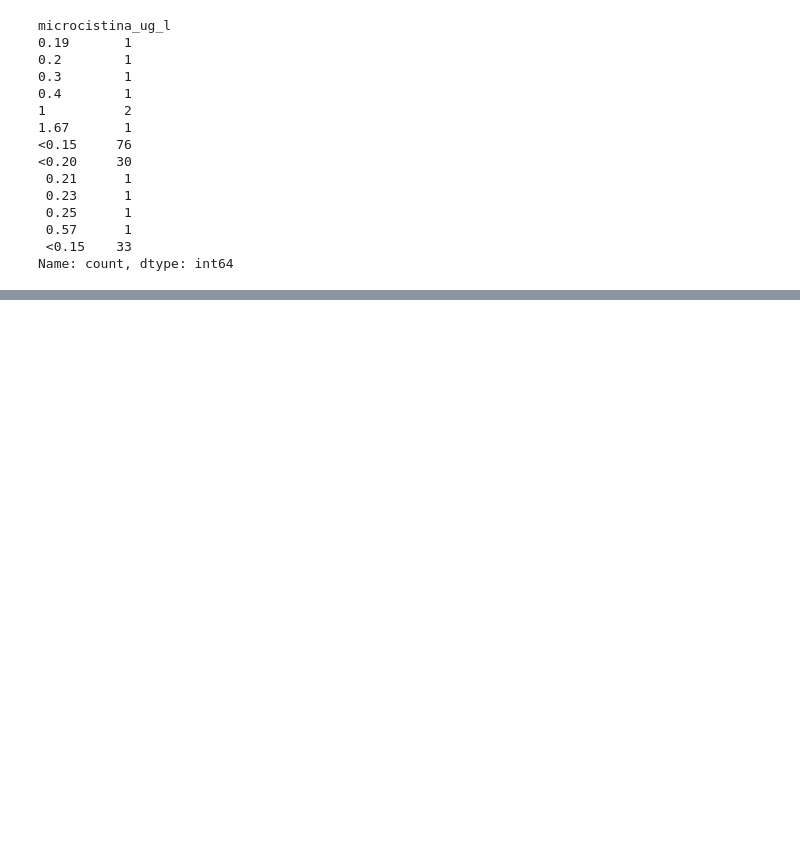
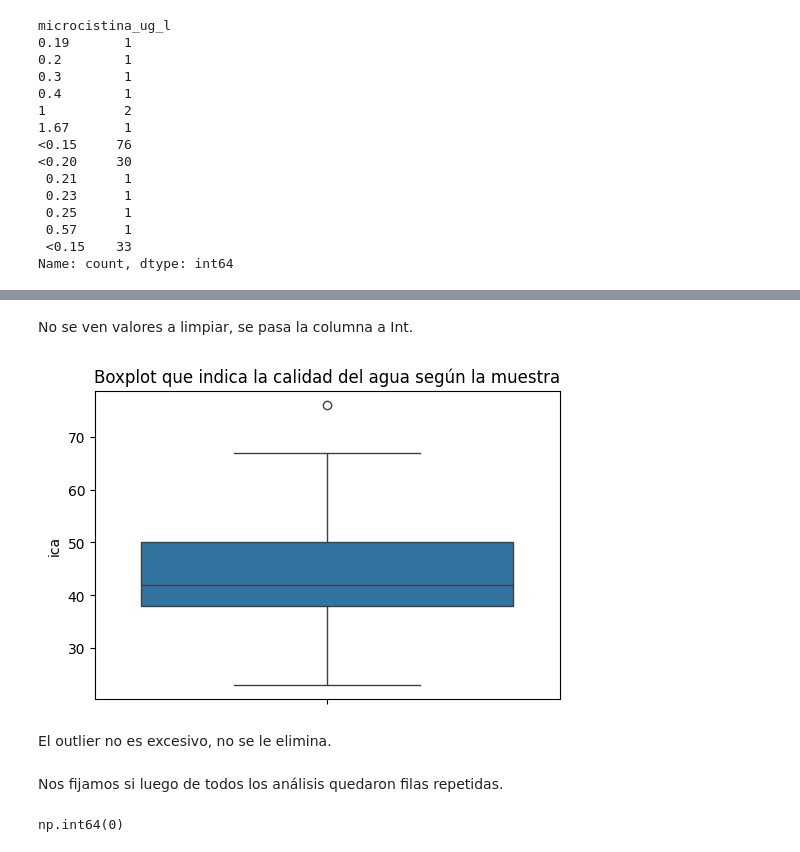
Before and after one commit to joegoicoechea24/TPespecial, a Jupyter notebook: tp.ipynb, the cells around one changed output, grey strips where cells are left out. Cells and saved outputs as stored; diff of their text form; code cells hidden in the pictures; blank space fills up the shorter version.

```diff
--- a/tp.ipynb
+++ b/tp.ipynb
@@ -1380,0 +1480,25 @@ Name: count, dtype: int64
+# %% [markdown]
+No se ven valores a limpiar, se pasa la columna a Int.
+# %%
+preprocessed_dataset["ica"] = preprocessed_dataset["ica"].astype("Int64")
+# %%
+# Crear el boxplot con Seaborn
+plt.figure(figsize=(6, 4))
+sns.boxplot( y="ica", data=preprocessed_dataset)
+
+# Añadir título y etiquetas
+plt.title('Boxplot que indica la calidad del agua según la muestra')
+plt.ylabel('ica')
+
+# Mostrar el gráfico
+plt.show()
+# %% [output]
+[figure, added]
+# %% [markdown]
+El outlier no es excesivo, no se le elimina.
+# %% [markdown]
+Nos fijamos si luego de todos los análisis quedaron filas repetidas.
+# %%
+raw_dataset.duplicated().sum()
+# %% [output]
+np.int64(0)
```
Also changed, not shown: parts of 24 cells of this notebook.
